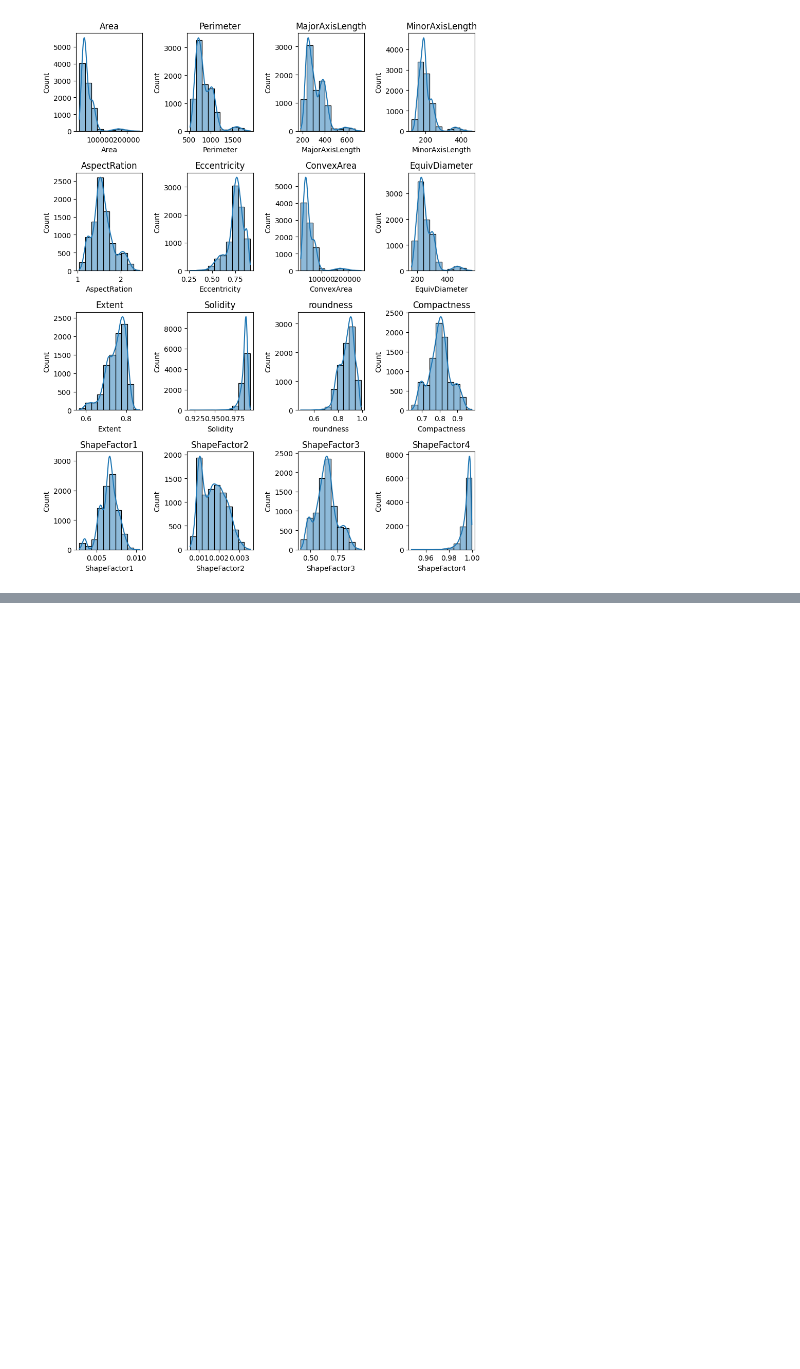
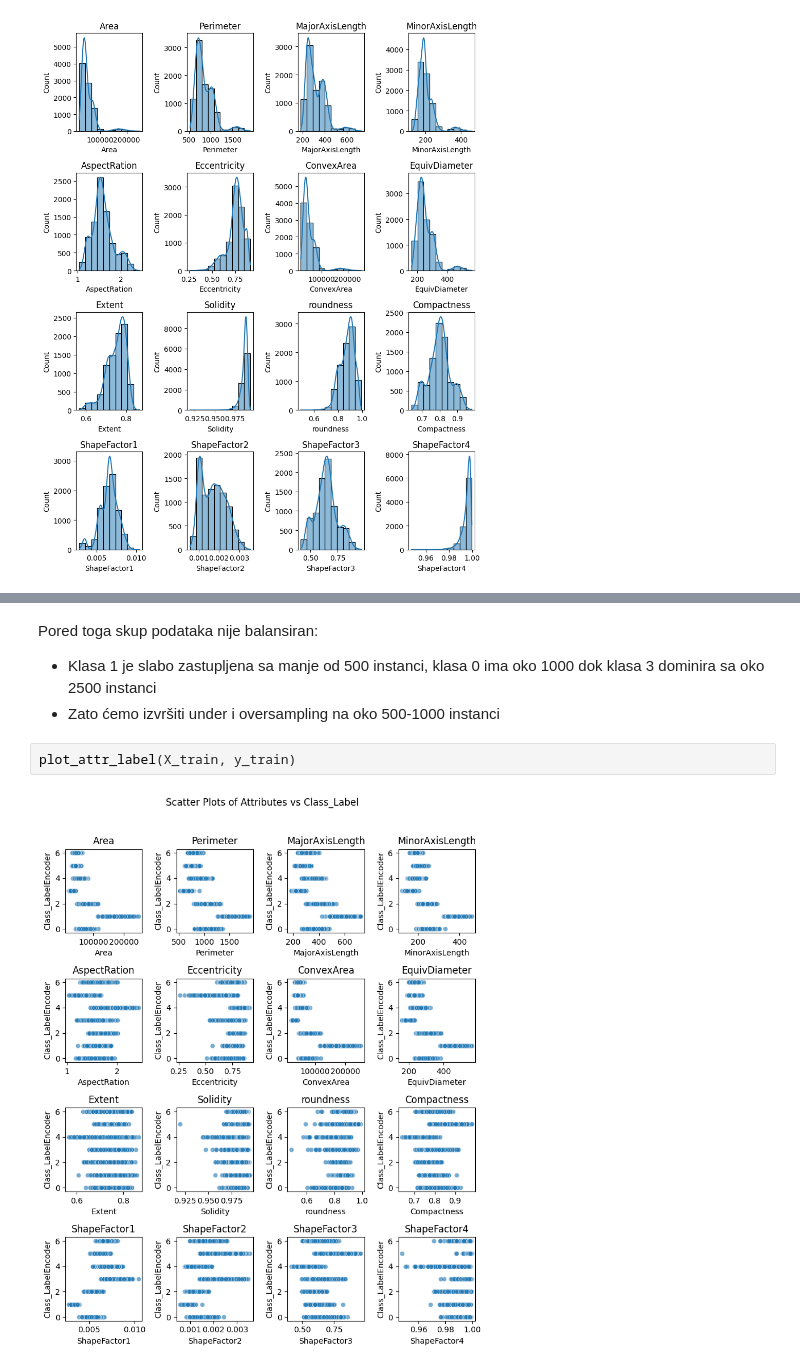
Before and after one commit to danilo-milosevic/DataDenoising, a Jupyter notebook: Denoising.ipynb, the cells around one changed output, grey strips where cells are left out. Cells and saved outputs as stored; diff of their text form; blank space fills up the shorter version.

```diff
--- a/Denoising.ipynb
+++ b/Denoising.ipynb
@@ -140,0 +146,8 @@ Atributi kao ShapeFactor4 i Solidity imaju velike repove. Zato ćemo tokom prepr
+# %% [markdown]
+Pored toga skup podataka nije balansiran:
+- Klasa 1 je slabo zastupljena sa manje od 500 instanci, klasa 0 ima oko 1000 dok klasa 3 dominira sa oko 2500 instanci
+- Zato ćemo izvršiti under i oversampling na oko 500-1000 instanci
+# %%
+plot_attr_label(X_train, y_train)
+# %% [output]
+[figure, added]
```
Also changed, not shown: parts of 5 cells of this notebook, 1 other file.
